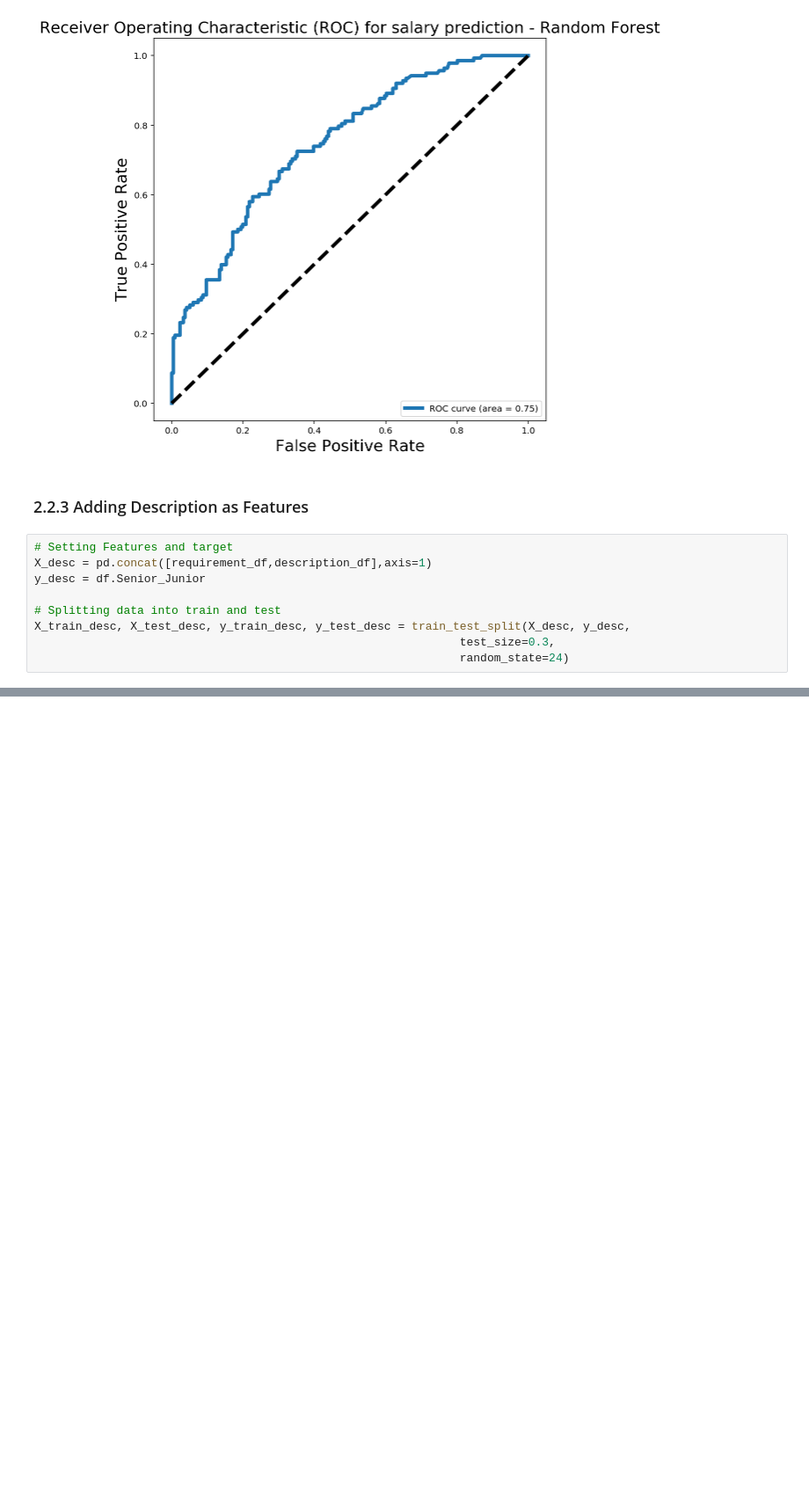
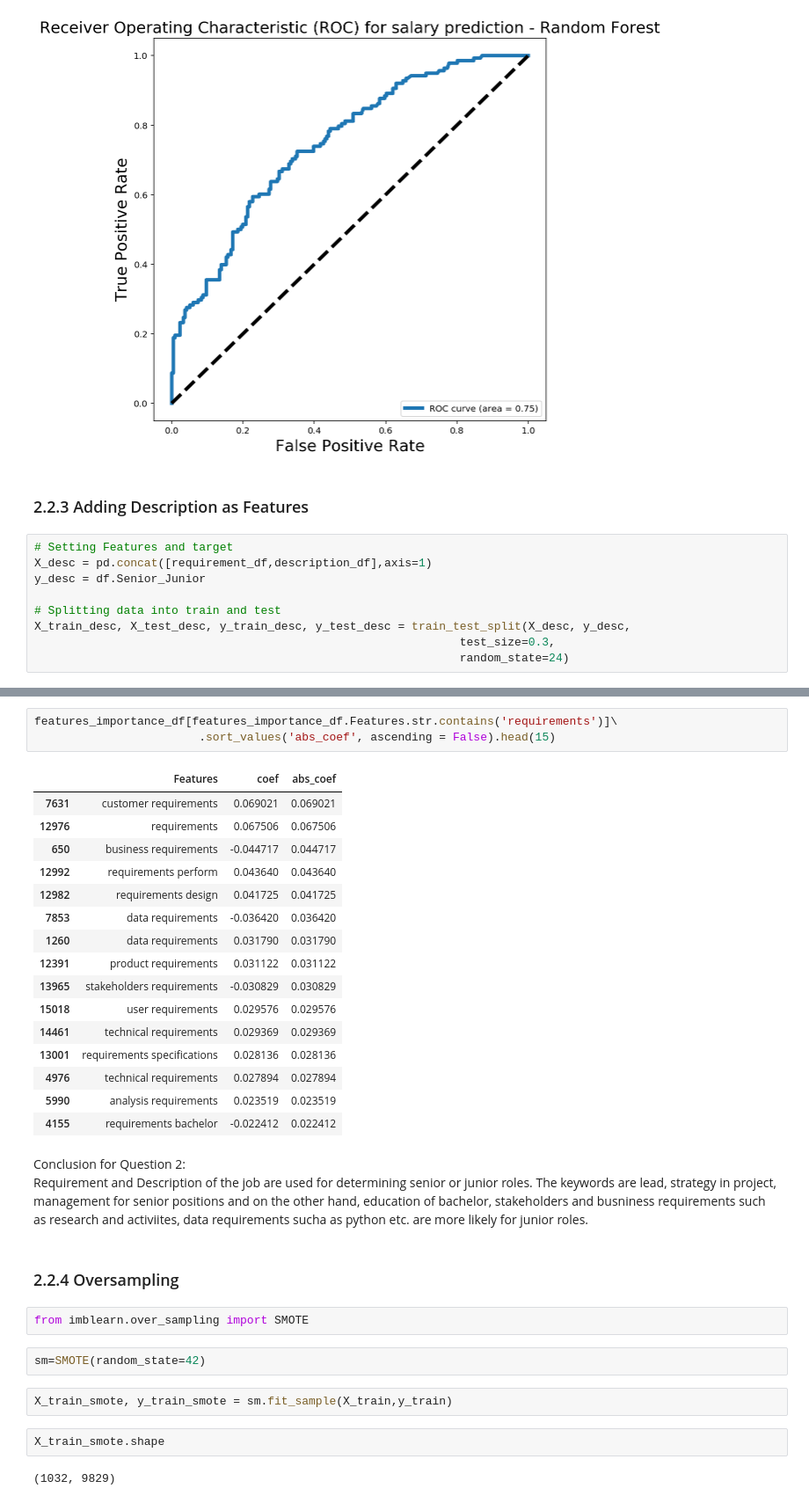
Before and after one commit to ThinNandarSoe/Project_4, a Jupyter notebook: Project_4_Nandar_EDA_and_Modelling.ipynb, the cells around one changed output, grey strips where cells are left out. Shown at 88% size. Drawn from its saved outputs; the diff is of its cells as text; blank space fills up the shorter version.

```diff
--- a/Project_4_Nandar_EDA_and_Modelling.ipynb
+++ b/Project_4_Nandar_EDA_and_Modelling.ipynb
@@ -1935,0 +2072,35 @@ First of all,
+# %%
+features_importance_df[features_importance_df.Features.str.contains('requirements')]\
+                        .sort_values('abs_coef', ascending = False).head(15)
+# %% [output]
+|  | Features | coef | abs_coef |
+| 7631 | customer requirements | 0.069021 | 0.069021 |
+| 12976 | requirements | 0.067506 | 0.067506 |
+| 650 | business requirements | -0.044717 | 0.044717 |
+| 12992 | requirements perform | 0.043640 | 0.043640 |
+| 12982 | requirements design | 0.041725 | 0.041725 |
+| 7853 | data requirements | -0.036420 | 0.036420 |
+| 1260 | data requirements | 0.031790 | 0.031790 |
+| 12391 | product requirements | 0.031122 | 0.031122 |
+| 13965 | stakeholders requirements | -0.030829 | 0.030829 |
+| 15018 | user requirements | 0.029576 | 0.029576 |
+| 14461 | technical requirements | 0.029369 | 0.029369 |
+| 13001 | requirements specifications | 0.028136 | 0.028136 |
+| 4976 | technical requirements | 0.027894 | 0.027894 |
+| 5990 | analysis requirements | 0.023519 | 0.023519 |
+| 4155 | requirements bachelor | -0.022412 | 0.022412 |
+# %% [markdown]
+Conclusion for Question 2:<br>
+Requirement and Description of the job are used for determining senior or junior roles. The keywords are lead, strategy in project, management for senior positions and on the other hand, education of bachelor, stakeholders and busniness requirements such as research and activiites, data requirements sucha as python etc. are more likely for junior roles.
+# %% [markdown]
+### 2.2.4 Oversampling
+# %%
+from imblearn.over_sampling import SMOTE
+# %%
+sm=SMOTE(random_state=42)
+# %%
+X_train_smote, y_train_smote = sm.fit_sample(X_train,y_train)
+# %%
+X_train_smote.shape
+# %% [output]
+(1032, 9829)
```
Also changed, not shown: parts of 22 cells of this notebook.
